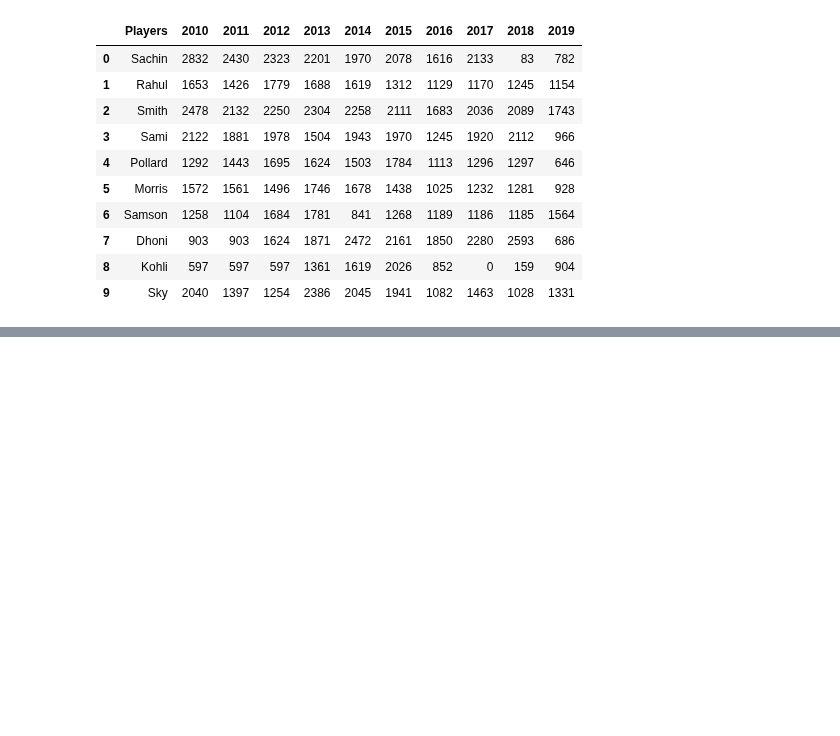
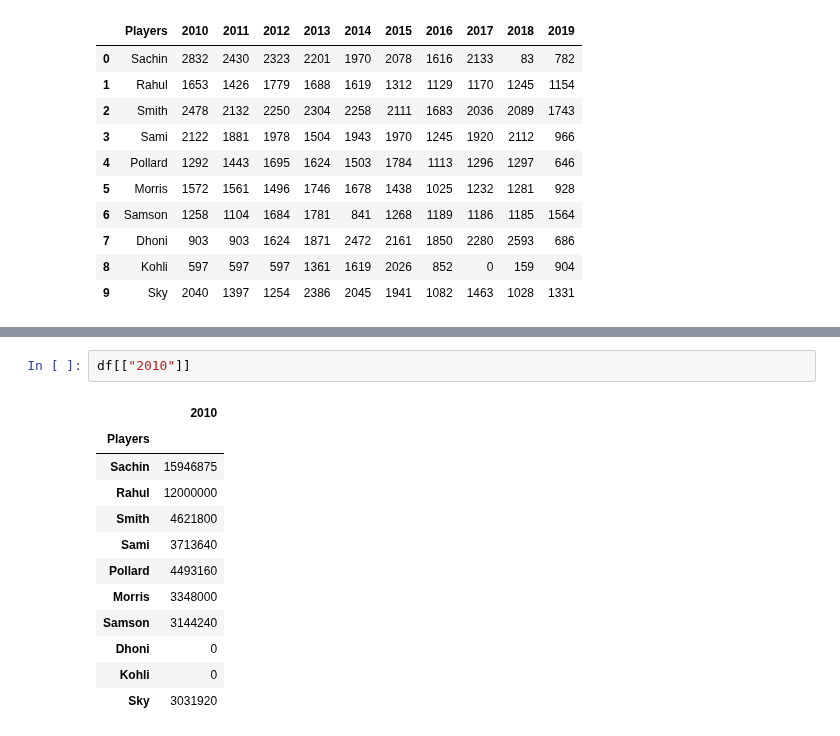
Before and after one commit to corpsedust/NareshIT, a Jupyter notebook: Self-practice(Tasks and IQ stuff)/IPL_DataAnalysis.ipynb, the cells around one changed output, grey strips where cells are left out. Saved outputs shown, nothing was run; the diff lists cells and outputs as text; blank space fills up the shorter version.

```diff
--- a/Self-practice(Tasks and IQ stuff)/IPL_DataAnalysis.ipynb
+++ b/Self-practice(Tasks and IQ stuff)/IPL_DataAnalysis.ipynb
@@ -286,0 +301,15 @@ KeyError: 'Sachin'
+# %%
+df[["2010"]]
+# %% [output]
+|  | 2010 |
+| Players |  |
+| Sachin | 15946875 |
+| Rahul | 12000000 |
+| Smith | 4621800 |
+| Sami | 3713640 |
+| Pollard | 4493160 |
+| Morris | 3348000 |
+| Samson | 3144240 |
+| Dhoni | 0 |
+| Kohli | 0 |
+| Sky | 3031920 |
```
Also changed, not shown: parts of 7 cells of this notebook.
